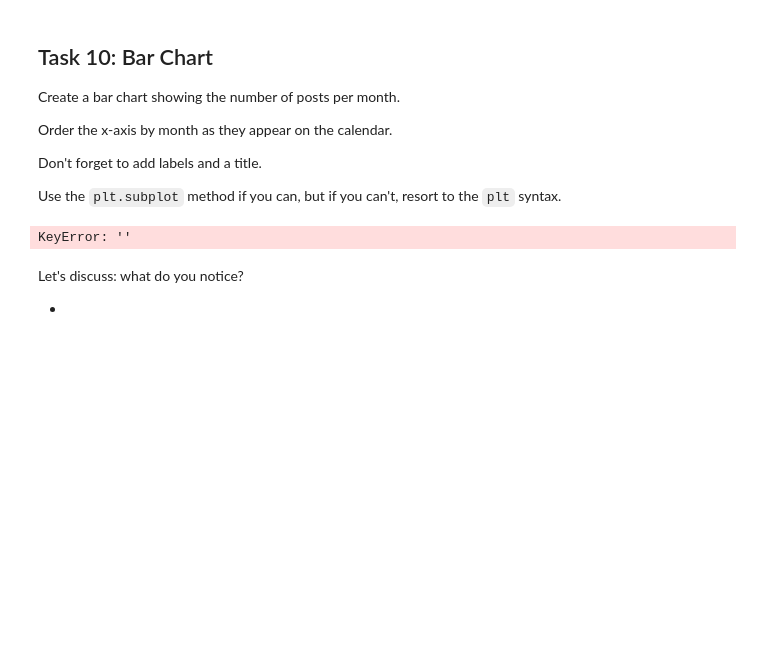
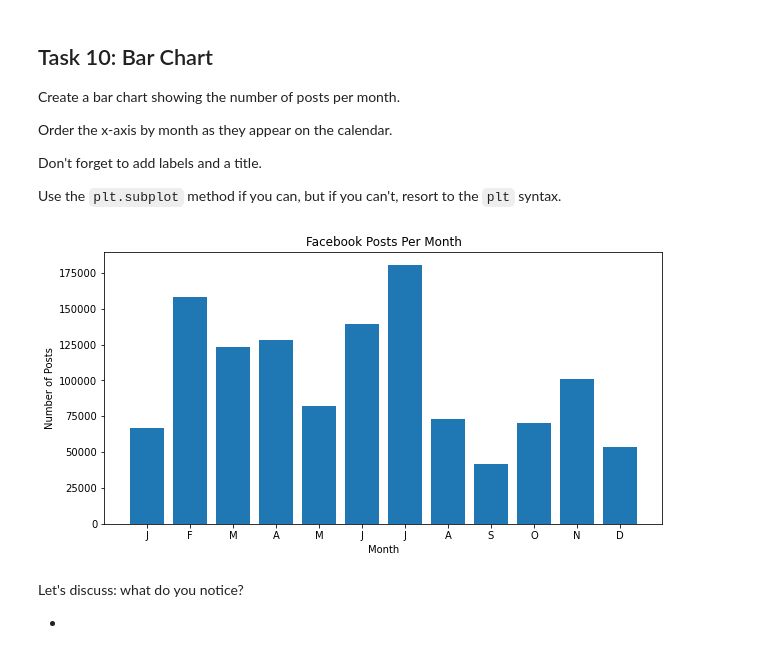
Before and after one commit to dolant98/NYC-DS-051622, a Jupyter notebook: CodeChallengeReviews/Phase1/P1-Code-Challenge-Review.ipynb, the cells around one changed output. Saved outputs shown, nothing was run; the diff lists cells and outputs as text; code cells hidden in the pictures; blank space fills up the shorter version.

```diff
--- a/CodeChallengeReviews/Phase1/P1-Code-Challenge-Review.ipynb
+++ b/CodeChallengeReviews/Phase1/P1-Code-Challenge-Review.ipynb
@@ -306,17 +347,17 @@ Use the `plt.subplot` method if you can, but if you can't, resort to the `plt` s
 # %%
 # Your code here
 # Now need to visualize
 x = df['Post Month']
-y = df['']
+y = df['Lifetime Post Total Reach']
 fig, ax = plt.subplots(figsize=(10,5))
 ax.bar(x,y)
 ax.set_title('Facebook Posts Per Month')
 ax.set_xlabel('Month')
 ax.set_ylabel('Number of Posts')
 ax.set_xticks(range(1,13))
 ax.set_xticklabels(list('JFMAMJJASOND'));
 # %% [output]
-KeyError: ''
+[figure, added]
 # %% [markdown]
 Let's discuss: what do you notice?
 
```
Also changed, not shown: parts of 5 cells of this notebook.
